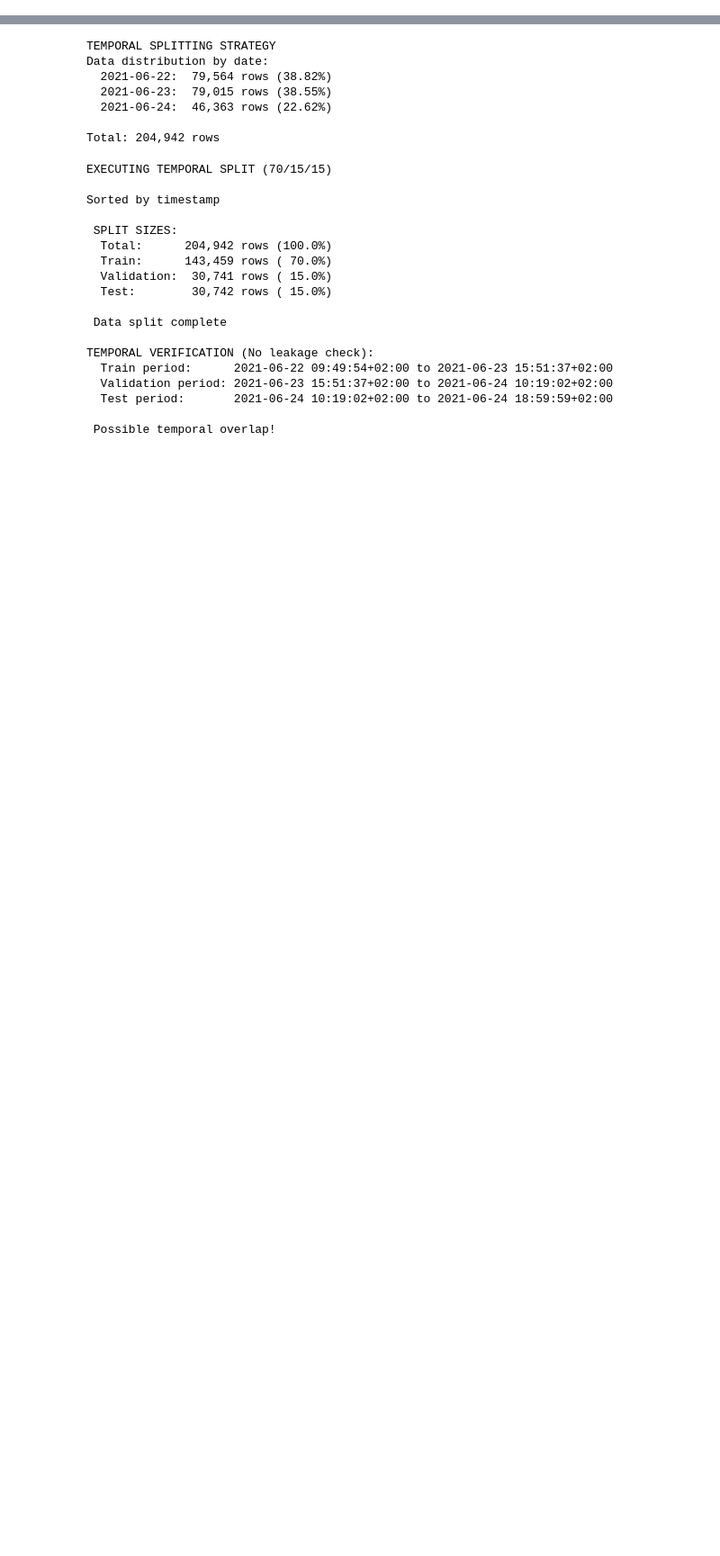
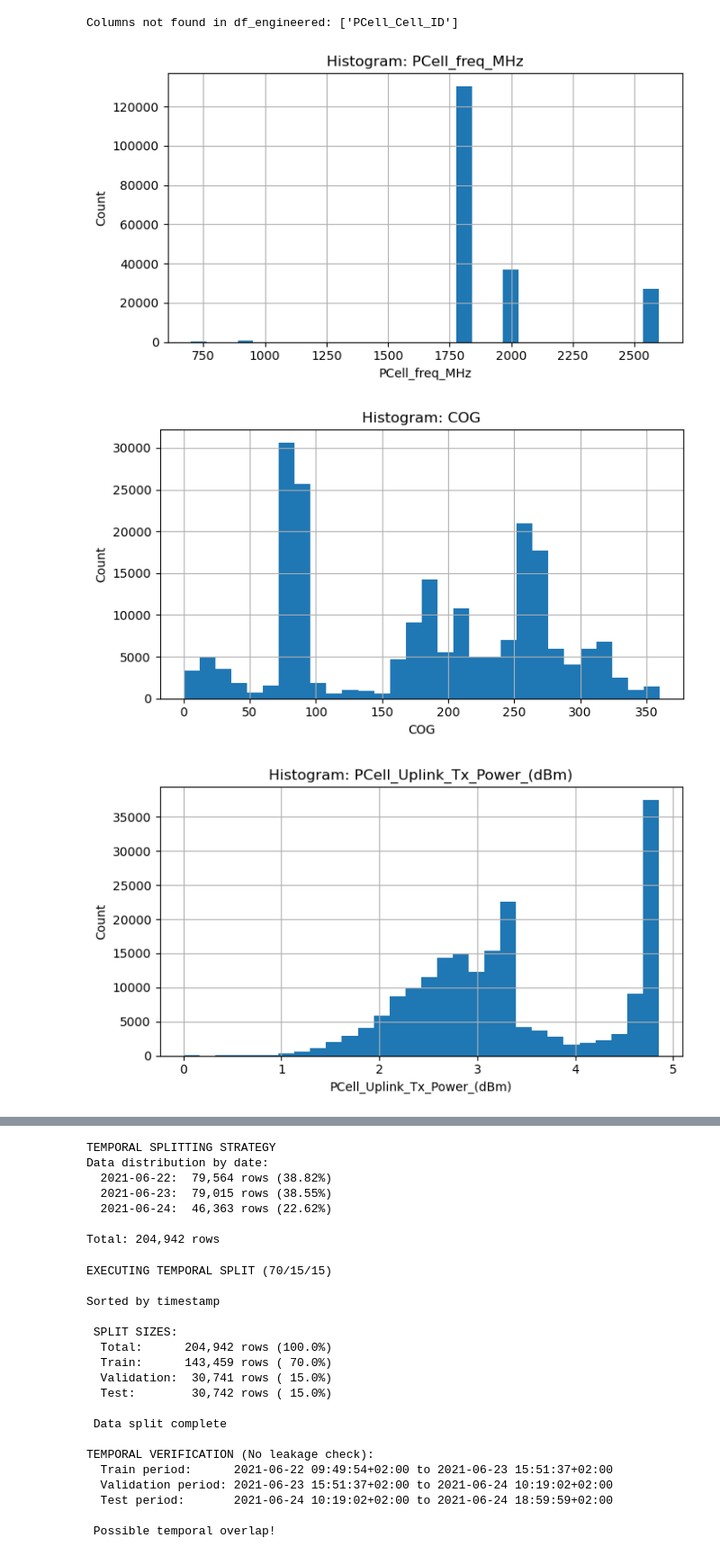
Before and after one commit to adikansara23-oss/ML-V2X-Project, a Jupyter notebook: Berlin V2X Implementation/003.datasplit.ipynb, the cells around one changed output, grey strips where cells are left out. Shown at 90% size. Drawn from its saved outputs; the diff is of its cells as text; code cells hidden in the pictures; blank space fills up the shorter version.

```diff
--- a/Berlin V2X Implementation/003.datasplit.ipynb
+++ b/Berlin V2X Implementation/003.datasplit.ipynb
@@ -82,7 +86,7 @@ df_engineered
 remove_from_imputation = [
     'PCell_Cell_Identity',
     'PCell_TAC',
-    'PCell_E-ARFCN',
+    'PCell_E-ARFCN','PCell_Uplink_frequency','PCell_Cell_ID'
 ]
 # %%
 df_engineered = df_engineered.drop(columns=remove_from_imputation)
@@ -97,7 +101,7 @@ log_features = [
     'PCell_DL_RBs_MCS_Low',
     'PCell_DL_RBs_MCS_Mid', 'PCell_DL_RBs_MCS_High',
     'PCell_Downlink_Num_RBs', 'PCell_Uplink_Num_RBs'
-    ,'ping_ms','Pos in Ref Round'
+    ,'ping_ms','Pos in Ref Round','Traffic Distance','speed_kmh','PCell_Uplink_Tx_Power_(dBm)'
 ]
 
 print(f"\nApplying log(x+1) to {len(log_features)} features...")
@@ -151,0 +158,6 @@ df_engineered[log_features]
+# %%
+onehot_encode_feat= [
+    'device_pc1','device_pc2','device_pc3',
+    'direction_uplink', 'measured_qos_delay',
+    'operator','timestamp','hour','day_of_week'
+]
@@ -151,0 +180,4 @@ df_engineered[log_features]
+# %%
+'''for col in [c for c in df_engineered.columns if c not in onehot_encode_feat]:
+    missing_indicator = f"{col}_missing"
+    df_engineered[missing_indicator] = df_engineered[col].isna().astype("int8")'''
@@ -151,0 +225,26 @@ df_engineered[log_features]
+# %%
+# Highly Error Vals
+high_vals = [
+    'PCell_Cell_ID', 'PCell_freq_MHz', 'COG',
+    'PCell_Uplink_Tx_Power_(dBm)', 'Traffic Distance',
+    'speed_kmh', 'PCell_Downlink_frequency'
+]
+
+available_cols = [c for c in high_vals if c in df_engineered.columns]
+missing_cols = [c for c in high_vals if c not in df_engineered.columns]
+
+if missing_cols:
+    print("Columns not found in df_engineered:", missing_cols)
+
+for col in available_cols:
+    ax = df_engineered[col].dropna().hist(bins=30, figsize=(7, 4))
+    ax.set_title(f'Histogram: {col}')
+    ax.set_xlabel(col)
+    ax.set_ylabel('Count')
+    ax.figure.tight_layout()
+    plt.show()
+# %% [output]
+Columns not found in df_engineered: ['PCell_Cell_ID']
+[figure, added]
+[figure, added]
+[figure, added]
```
Also changed, not shown: parts of 23 cells of this notebook, 31 other files.
